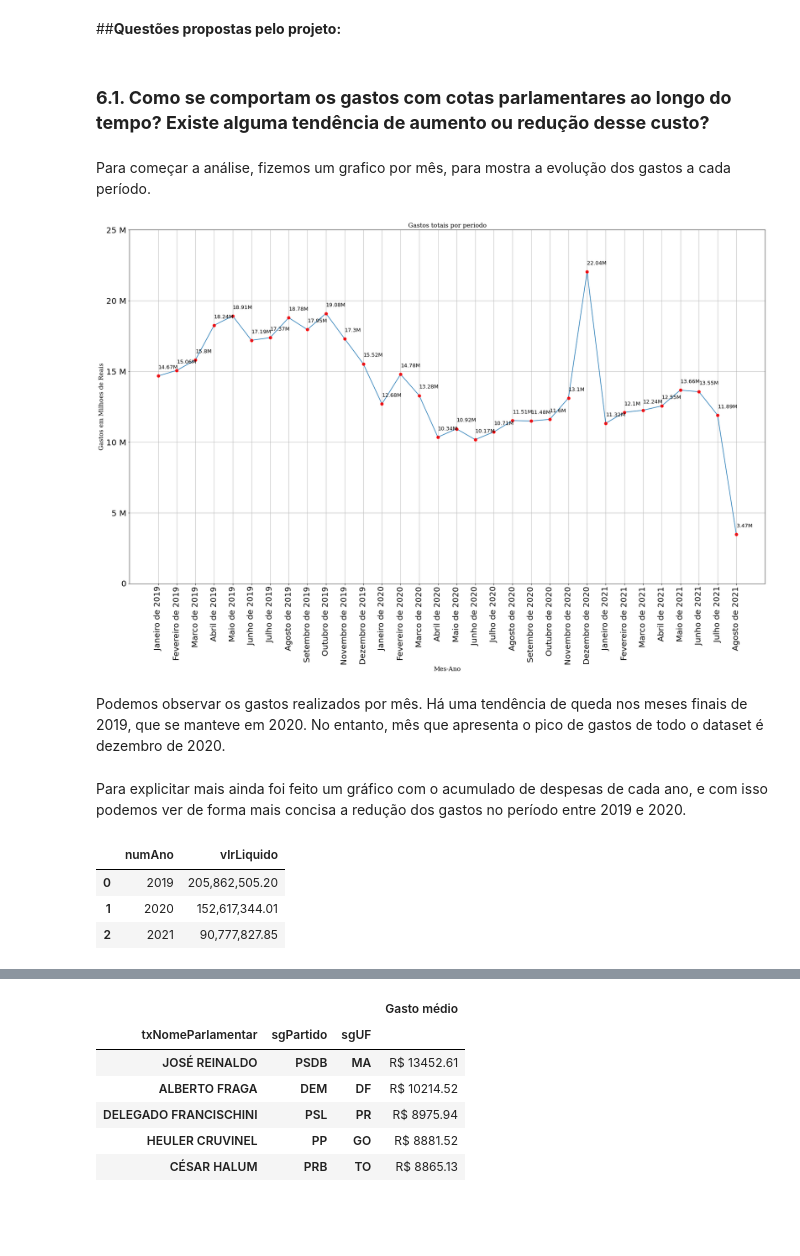
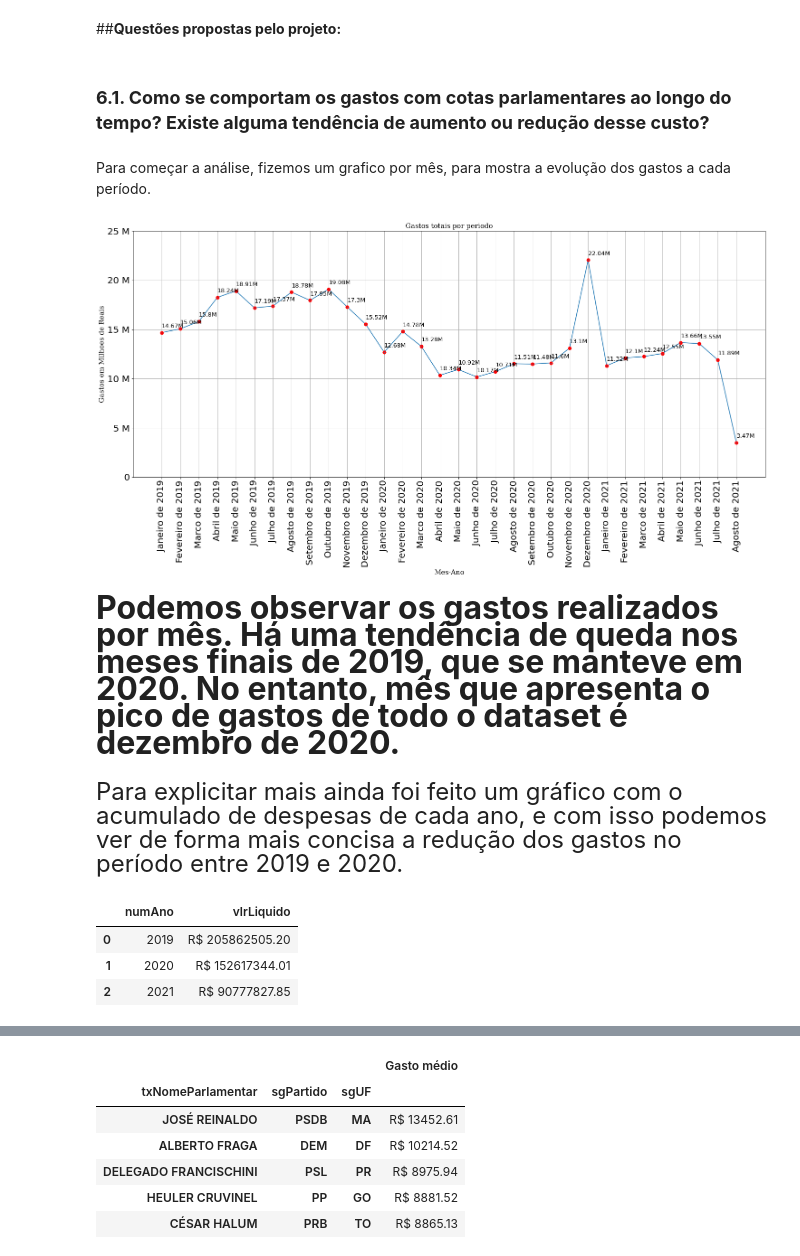
Before and after one commit to ViniciusCostaSouto/Projeto-Modulo-5-Grupo-9, a Jupyter notebook: Projeto_Final_Módulo_5_[G9].ipynb, the cells around one changed output, grey strips where cells are left out. Drawn from its saved outputs; the diff is of its cells as text; code cells hidden in the pictures; blank space fills up the shorter version.

```diff
--- a/Projeto_Final_Módulo_5_[G9].ipynb
+++ b/Projeto_Final_Módulo_5_[G9].ipynb
@@ -376,13 +363,0 @@ AttributeError: ignored
-# %%
-df['cotaUF'] = df.sgUF.astype('str')
-dic_uf={}
-for i,j in df_cotas.iterrows():
-    dic_uf[j.Estado]=j[1]
-
-def insere_cotas(x,y):
-    for i,j in y.items():
-        if x==i:
-            x=j
-    return x
-
-df['cotaUF'] = df.cotaUF.apply(lambda x: insere_cotas(x,dic_uf))
@@ -458,7 +454,7 @@ Temos abaixo a resolução das questões solicitadas pelo projeto e as que foram
 # %% [markdown]
 ##**Questões propostas pelo projeto:**
 # %% [markdown]
-### **6.1. Como se comportam os gastos com cotas parlamentares ao longo do tempo? Existe alguma tendência de aumento ou redução desse custo?**
+### <font size=15>**6.1. Como se comportam os gastos com cotas parlamentares ao longo do tempo? Existe alguma tendência de aumento ou redução desse custo?**
 # %% [markdown]
 Para começar a análise, fizemos um grafico por mês, para mostra a evolução dos gastos a cada período.
 # %%
@@ -468,42 +464,42 @@ dadospordata.reset_index(inplace=True)
 dadospordata.drop(['numAno','numMes'],axis=1,inplace=True)                        # aqui eu deleto as colunas mes e ano pq nao vou usar mais
 dadospordata.set_index('Datacompleta',inplace=True)                               # seto o Datacompleta como indice
 # %%
-fig = plt.figure(figsize=(28,16))
+fig = plt.figure(figsize=(25,10))
 ax = fig.add_subplot(1,1,1)
 ax.plot(np.array(dadospordata),marker='.',mew=5,mec='r')
 ax.set_xticks(range(len(np.array(dadospordata.index))))               #seta a quantaidade de ticks do eixo x de acordo com o tamanho dos dados
 ax.set_xticklabels(np.array(dadospordata.index),rotation=90,size=20)  #seta os ticks do eixo x, colocando por extenso e inclinando
 ax.set_yticks(np.array(range(0,30000000,5000000)))                    #seta a quantaidade de ticks do eixo y de acordo com o tamanho dos dados
 ax.set_yticklabels(['0','5 M','10 M','15 M','20 M','25 M'],size=20)   #seta os ticks do eixo y, coloando em Milhoes
 
 # plotando os gastos de cada mês no grafico
 for i in range(len(dadospordata)):
     x = i
     y = dadospordata.iloc[i]
     plt.text(x,y,s= str((dadospordata.iloc[i]['vlrLiquido']/1000000).round(2))+'M',size=15,position=(x,y+500000),fontsize=13)
 
 # configurações visuais do grafico
 font1 = {'family':'serif','size':15,'color':'black'}
 font2 = {'family':'serif','size':15,'color':'black'}
 plt.title("Gastos totais por periodo", fontdict = font1)
 plt.xlabel("Mes-Ano", fontdict = font2)
 plt.ylabel("Gastos em Milhoes de Reais", fontdict = font2)
 plt.grid()
 # %% [output]
-[figure, old version]
+[figure, new version]
 # %% [markdown]
-Podemos observar os gastos realizados por mês. Há uma tendência de queda nos meses finais de 2019, que se manteve em 2020. No entanto, mês que apresenta o pico de gastos de todo o dataset é dezembro de 2020.
+<font size=6><b>Podemos observar os gastos realizados por mês. Há uma tendência de queda nos meses finais de 2019, que se manteve em 2020. No entanto, mês que apresenta o pico de gastos de todo o dataset é dezembro de 2020.
 # %% [markdown]
-Para explicitar mais ainda foi feito um gráfico com o acumulado de despesas de cada ano, e com isso podemos ver de forma mais concisa a redução dos gastos no período entre 2019 e 2020.
+<font size=5>Para explicitar mais ainda foi feito um gráfico com o acumulado de despesas de cada ano, e com isso podemos ver de forma mais concisa a redução dos gastos no período entre 2019 e 2020.
 # %%
 questao1 = df.groupby('numAno')[['vlrLiquido']].sum()
 questao1.reset_index(inplace=True)
-questao1
+questao1.style.format({'vlrLiquido':'R$ {:.2F}'})
 # %% [output]
 |  | numAno | vlrLiquido |
-| 0 | 2019 | 205,862,505.20 |
-| 1 | 2020 | 152,617,344.01 |
-| 2 | 2021 | 90,777,827.85 |
+| 0 | 2019 | R$ 205862505.20 |
+| 1 | 2020 | R$ 152617344.01 |
+| 2 | 2021 | R$ 90777827.85 |
 # %%
 plt.figure(figsize=(9,6))
 ax = sns.barplot(data=questao1, x = 'numAno',y='vlrLiquido',color='royalblue')
```
Also changed, not shown: parts of 85 cells of this notebook.
